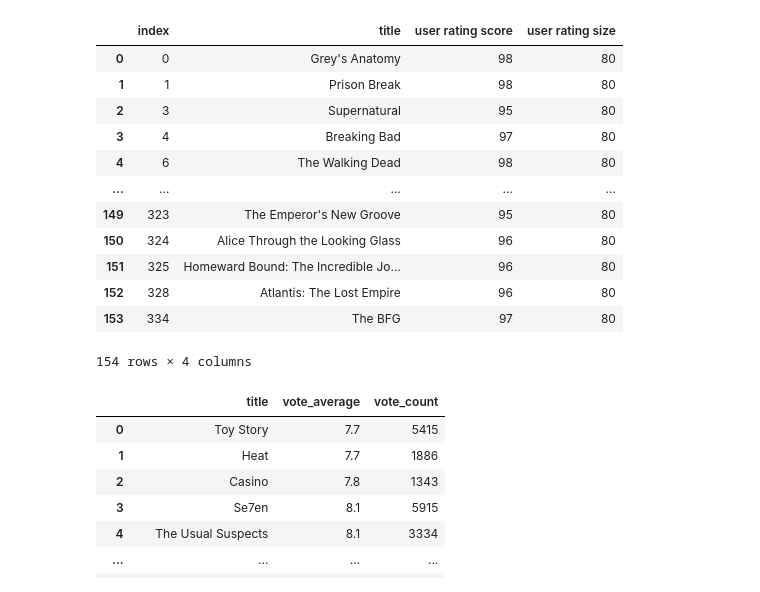
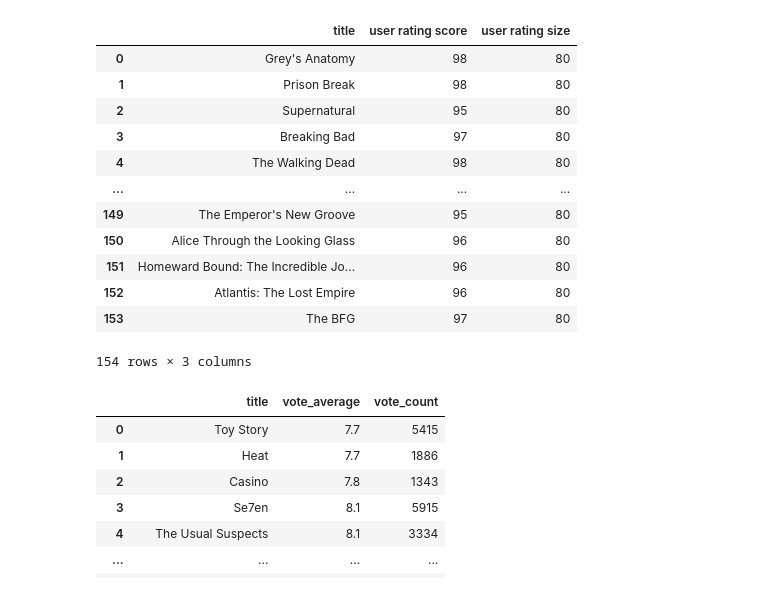
Before and after one commit to Sierra05082004/Major-Simulation-Netflix, a Jupyter notebook: Making Graphs.ipynb, the cells around one changed output. Cells and saved outputs as stored; diff of their text form; code cells hidden in the pictures.

```diff
--- a/Making Graphs.ipynb
+++ b/Making Graphs.ipynb
@@ -46,21 +51,21 @@ Name: title, dtype: int64
 # %%
 rating_scores = pd.read_excel('Movie rating score.xlsx')
 rating_scores = rating_scores.drop('Unnamed: 0', axis = 1)
 rating_scores.sort_values('user rating score', ascending = True)
 rating_scores = rating_scores[rating_scores['user rating score']>=95]
-rating_scores = rating_scores.reset_index()
+rating_scores = rating_scores.reset_index(drop = True)
 rating_scores
 # %% [output]
-|  | index | title | user rating score | user rating size |
-| 0 | 0 | Grey's Anatomy | 98 | 80 |
-| 1 | 1 | Prison Break | 98 | 80 |
-| 2 | 3 | Supernatural | 95 | 80 |
-| 3 | 4 | Breaking Bad | 97 | 80 |
-| 4 | 6 | The Walking Dead | 98 | 80 |
-| ... | ... | ... | ... | ... |
-| 149 | 323 | The Emperor's New Groove | 95 | 80 |
-| 150 | 324 | Alice Through the Looking Glass | 96 | 80 |
-| 151 | 325 | Homeward Bound: The Incredible Jo... | 96 | 80 |
-| 152 | 328 | Atlantis: The Lost Empire | 96 | 80 |
-| 153 | 334 | The BFG | 97 | 80 |
+|  | title | user rating score | user rating size |
+| 0 | Grey's Anatomy | 98 | 80 |
+| 1 | Prison Break | 98 | 80 |
+| 2 | Supernatural | 95 | 80 |
+| 3 | Breaking Bad | 97 | 80 |
+| 4 | The Walking Dead | 98 | 80 |
+| ... | ... | ... | ... |
+| 149 | The Emperor's New Groove | 95 | 80 |
+| 150 | Alice Through the Looking Glass | 96 | 80 |
+| 151 | Homeward Bound: The Incredible Jo... | 96 | 80 |
+| 152 | Atlantis: The Lost Empire | 96 | 80 |
+| 153 | The BFG | 97 | 80 |
-154 rows × 4 columns
+154 rows × 3 columns
```
Also changed, not shown: parts of 5 cells of this notebook, 5 other files.
